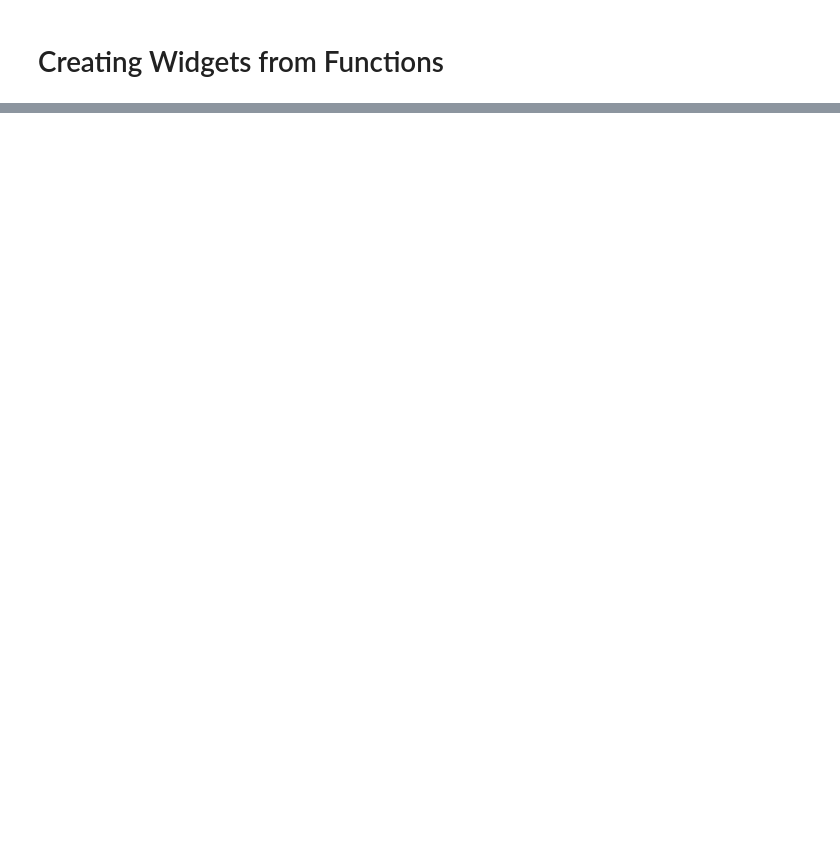
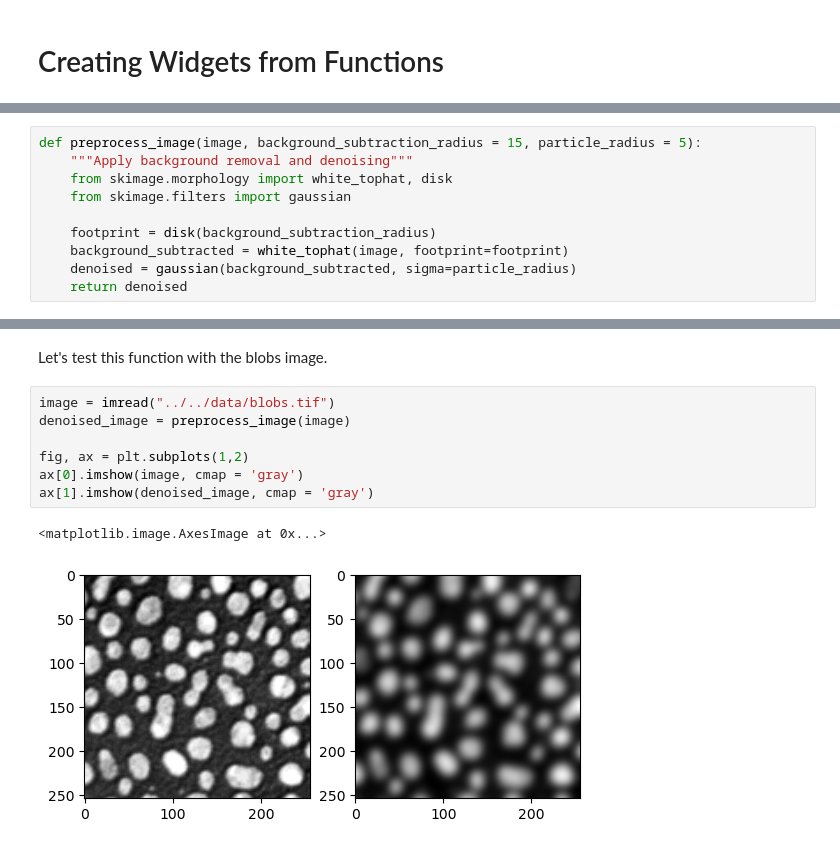
Before and after one commit to BiAPoL/Quantitative_Bio_Image_Analysis_with_Python_2022, a Jupyter notebook: docs/day4c_crafting_napari_plugins/01_creating_widgets_from_functions.ipynb, the cells around one changed output, grey strips where cells are left out. Drawn from its saved outputs; the diff is of its cells as text; blank space fills up the shorter version.

```diff
--- a/docs/day4c_crafting_napari_plugins/01_creating_widgets_from_functions.ipynb
+++ b/docs/day4c_crafting_napari_plugins/01_creating_widgets_from_functions.ipynb
@@ -20,0 +16,10 @@ preprocess_widget = magicgui(preprocess_image)
+# %%
+def preprocess_image(image, background_subtraction_radius = 15, particle_radius = 5):
+    """Apply background removal and denoising"""
+    from skimage.morphology import white_tophat, disk
+    from skimage.filters import gaussian
+
+    footprint = disk(background_subtraction_radius)
+    background_subtracted = white_tophat(image, footprint=footprint)
+    denoised = gaussian(background_subtracted, sigma=particle_radius)
+    return denoised
@@ -20,0 +42,12 @@ preprocess_widget = magicgui(preprocess_image)
+# %% [markdown]
+Let's test this function with the blobs image.
+# %%
+image = imread("../../data/blobs.tif")
+denoised_image = preprocess_image(image)
+
+fig, ax = plt.subplots(1,2)
+ax[0].imshow(image, cmap = 'gray')
+ax[1].imshow(denoised_image, cmap = 'gray')
+# %% [output]
+<matplotlib.image.AxesImage at 0x...>
+[figure, added]
```
Also changed, not shown: parts of 30 cells of this notebook, 6 other files.
